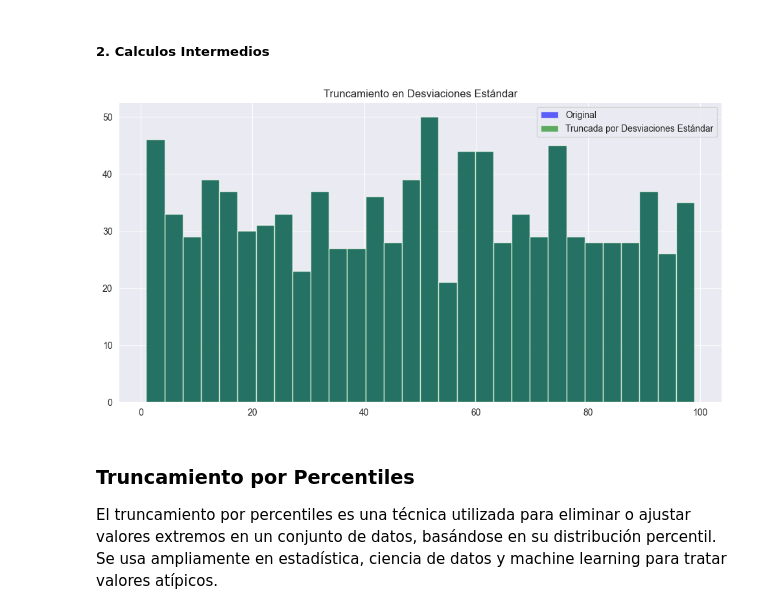
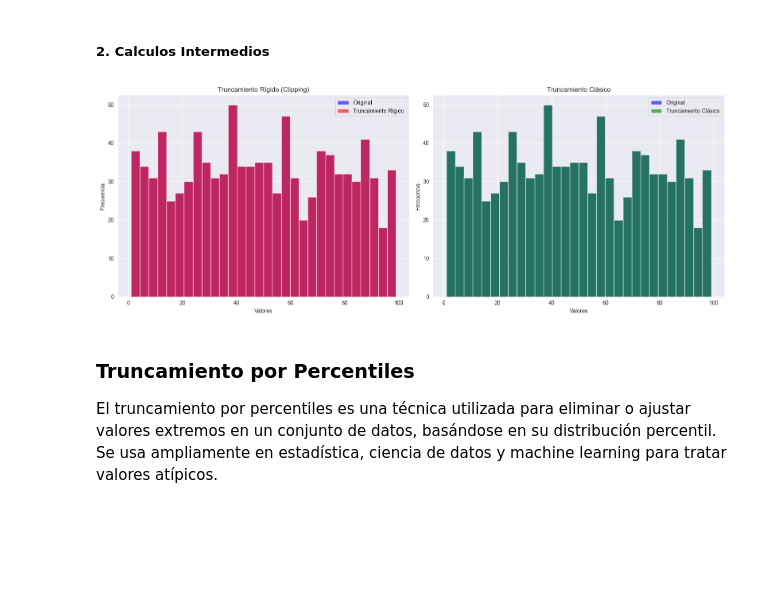
Before and after one commit to Pablogarciao/TruncamientoModelos, a Jupyter notebook: Quiz2.ipynb, the cells around one changed output. Saved outputs shown, nothing was run; the diff lists cells and outputs as text; code cells hidden in the pictures; blank space fills up the shorter version.

```diff
--- a/Quiz2.ipynb
+++ b/Quiz2.ipynb
@@ -158,7 +252,7 @@ plt.show()
 # %% [markdown]
 ##### 2. Calculos Intermedios
 # %%
-def truncate_sd_discrete(data, num_sd):
+def truncate_sd_discrete_rigid(data, num_sd):
 
     mean = np.mean(data)
     std_dev = np.std(data)
@@ -168,20 +262,49 @@ def truncate_sd_discrete(data, num_sd):
     upper_bound = round(mean + num_sd * std_dev)
 
     # Truncar valores fuera del rango
-    truncated_data = np.array([x for x in data if lower_bound <= x <= upper_bound])
+    truncated_data = truncate_values_rigid(data, lower_bound, upper_bound)
 
     return truncated_data
+
+def truncate_sd_discrete_classic(data, num_sd):
+
+    mean = np.mean(data)
+    std_dev = np.std(data)
+
+    # Definir límites y redondearlos para datos discretos
+    lower_bound = round(mean - num_sd * std_dev)
+    upper_bound = round(mean + num_sd * std_dev)
+
+    # Truncar valores fuera del rango
+    truncated_data = data[(data >= lower_bound) & (data <= upper_bound)]
+
+    return truncated_data
 # %%
-truncated_sd_discrete = truncate_sd_discrete(data_discreta, 2)
+truncated_sd_discrete_rigid = truncate_sd_discrete_rigid(data_discreta, 2)
+truncated_sd_discrete_classic = truncate_sd_discrete_classic(data_discreta, 2)
 # %%
-plt.figure(figsize=(12, 6))
-plt.hist(data_discreta, bins=30, alpha=0.6, color='b', label='Original')
-plt.hist(truncated_sd_discrete, bins=30, alpha=0.6, color='g', label='Truncada por Desviaciones Estándar')
-plt.title('Truncamiento en Desviaciones Estándar')
-plt.legend()
+fig, (ax1, ax2) = plt.subplots(1, 2, figsize=(16, 6))
+
+# Subplot 1: Truncamiento Rígido
+ax1.hist(data_discreta, bins=30, alpha=0.6, color='b', label='Original')
+ax1.hist(truncated_sd_discrete_rigid, bins=30, alpha=0.6, color='r', label='Truncamiento Rígido')
+ax1.set_title('Truncamiento Rígido (Clipping)')
+ax1.set_xlabel('Valores')
+ax1.set_ylabel('Frecuencia')
+ax1.legend()
+
+# Subplot 2: Truncamiento Clásico
+ax2.hist(data_discreta, bins=30, alpha=0.6, color='b', label='Original')
+ax2.hist(truncated_sd_discrete_classic, bins=30, alpha=0.6, color='g', label='Truncamiento Clásico')
+ax2.set_title('Truncamiento Clásico')
+ax2.set_xlabel('Valores')
+ax2.set_ylabel('Frecuencia')
+ax2.legend()
+
+plt.tight_layout()
 plt.show()
 # %% [output]
-[figure, old version]
+[figure, new version]
 # %% [markdown]
 ### Truncamiento por Percentiles
 
```
Also changed, not shown: parts of 13 cells of this notebook.
